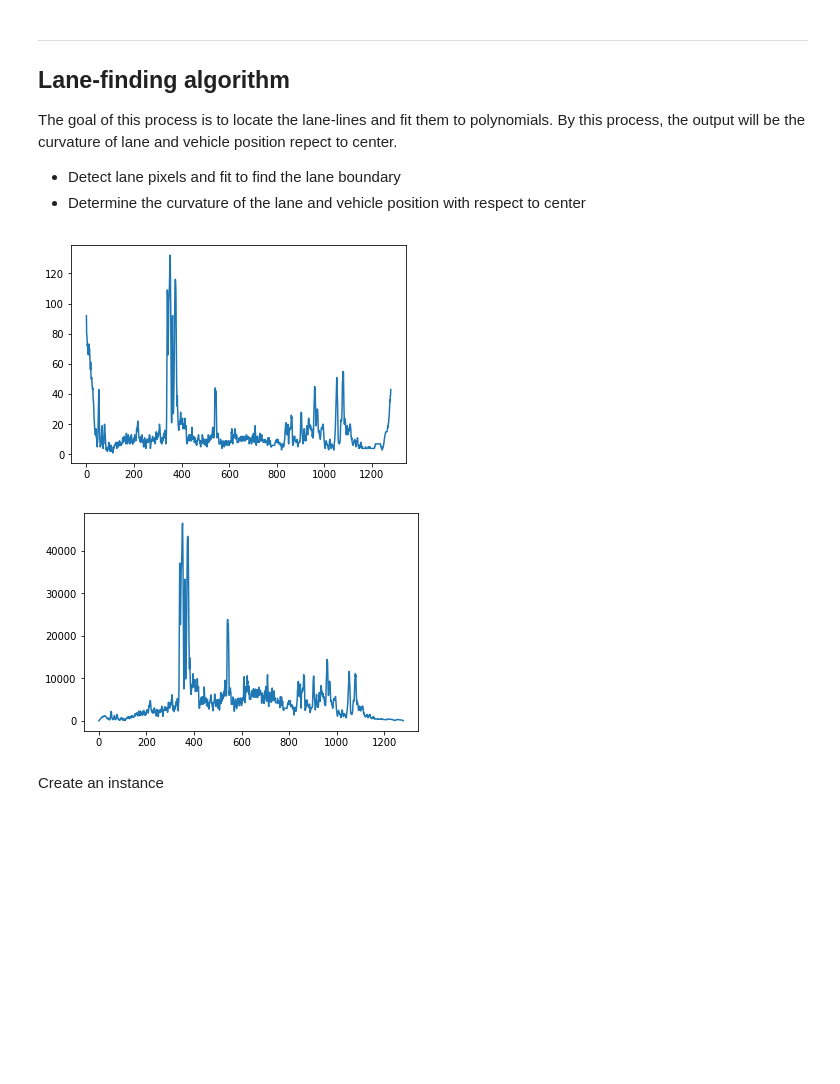
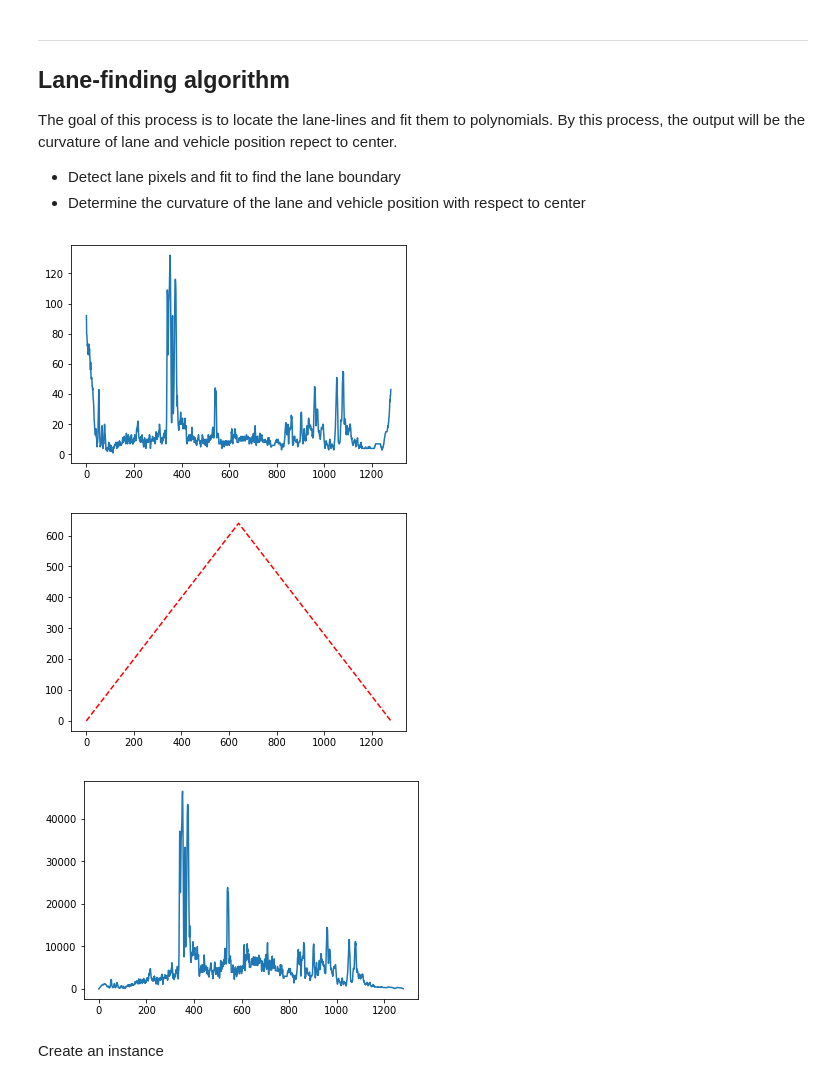
Before and after one commit to Benson516/CarND-Advanced-Lane-Lines, a Jupyter notebook: project2_advanced_lane_finding.ipynb, the cells around one changed output. Drawn from its saved outputs; the diff is of its cells as text; code cells hidden in the pictures; blank space fills up the shorter version.

```diff
--- a/project2_advanced_lane_finding.ipynb
+++ b/project2_advanced_lane_finding.ipynb
@@ -541,6 +541,7 @@ img_preProc, _ = img_preproc.pipeline(img_ori, debug=False)
 
 # `mpimg.imread` will load .jpg as 0-255, so normalize back to 0-1
 img_normalized = img_preProc/255
+
 
 def hist(img):
     # TO-DO: Grab only the bottom half of the image
@@ -559,33 +560,40 @@ def weighted_hist(img):
     bottom_half = img[img.shape[0]//2:,:]
 
     # TO-DO: Sum across image pixels vertically - make sure to set `axis`
     # i.e. the highest areas of vertical lines should be larger values
     histogram = np.sum(bottom_half, axis=0)
 
     # Weighted hidtogram, more weight at center
     midpoint = np.int(histogram.shape[0]//2)
     histogram_weight = np.array([midpoint - np.abs(midpoint - x) for x in range(len(histogram))] )
     histogram = histogram * histogram_weight
 
-    return histogram
+    return histogram, histogram_weight
 
 # Create histogram of image binary activations
 histogram = hist(img_normalized)
-histogram_weighted = weighted_hist(img_normalized)
+histogram_weighted, histogram_weight = weighted_hist(img_normalized)
 
 # Visualize the resulting histogram
 fig_id = 0
 # Plotting
 plt.figure(fig_id); fig_id += 1
 plt.plot(histogram)
 # Save the resulted figure
 plt.savefig(dir_out + "plot_" + f_name[:-4] + "_histogram.png")
 
 # Plotting
 plt.figure(fig_id); fig_id += 1
+plt.plot(histogram_weight, "r--")
+# Save the resulted figure
+plt.savefig(dir_out + "plot_" + f_name[:-4] + "_histogram_weight.png")
+
+# Plotting
+plt.figure(fig_id); fig_id += 1
 plt.plot(histogram_weighted)
 # Save the resulted figure
 plt.savefig(dir_out + "plot_" + f_name[:-4] + "_histogram_weighted.png")
 # %% [output]
 [figure]
-[figure, old version]
+[figure, new version]
+[figure, added]
```
Also changed, not shown: parts of 7 cells of this notebook.
